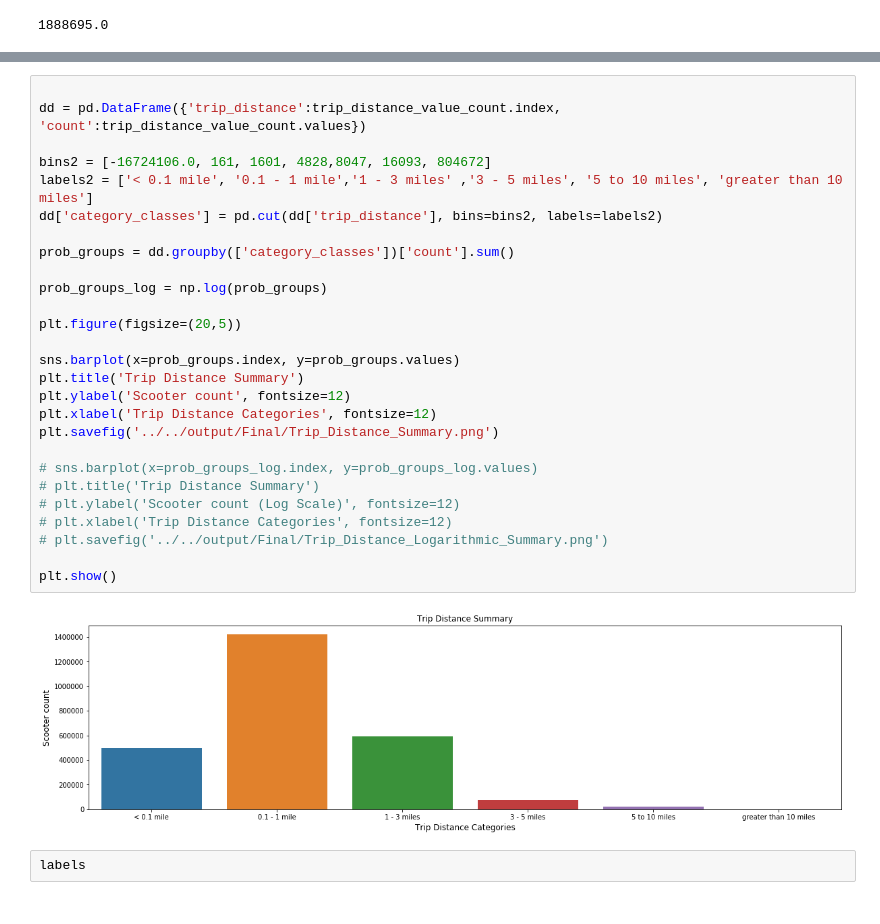
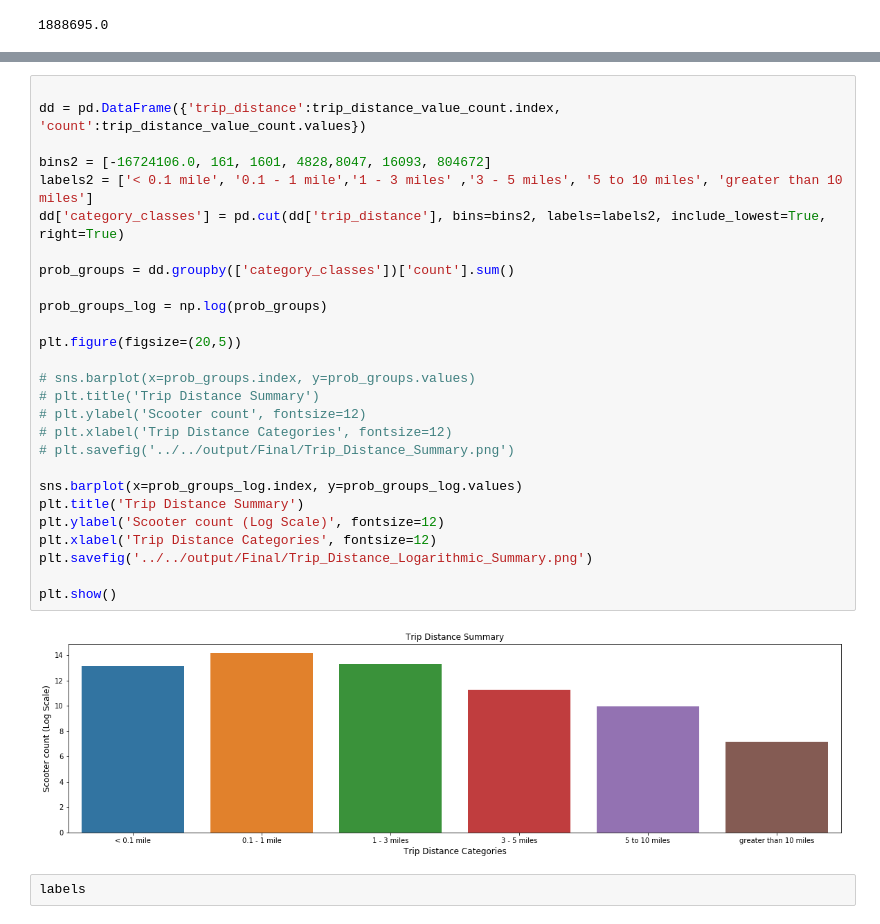
Before and after one commit to sameerabalay/Dockless_Mobility, a Jupyter notebook: src/Whole_Data_Set/Plots.ipynb, the cells around one changed output, grey strips where cells are left out. Cells and saved outputs as stored; diff of their text form.

```diff
--- a/src/Whole_Data_Set/Plots.ipynb
+++ b/src/Whole_Data_Set/Plots.ipynb
@@ -152,32 +152,32 @@ plt.show()
 # %%
 
 dd = pd.DataFrame({'trip_distance':trip_distance_value_count.index, 'count':trip_distance_value_count.values})
 
 bins2 = [-16724106.0, 161, 1601, 4828,8047, 16093, 804672]
 labels2 = ['< 0.1 mile', '0.1 - 1 mile','1 - 3 miles' ,'3 - 5 miles', '5 to 10 miles', 'greater than 10 miles']
-dd['category_classes'] = pd.cut(dd['trip_distance'], bins=bins2, labels=labels2)
+dd['category_classes'] = pd.cut(dd['trip_distance'], bins=bins2, labels=labels2, include_lowest=True, right=True)
 
 prob_groups = dd.groupby(['category_classes'])['count'].sum()
 
 prob_groups_log = np.log(prob_groups)
 
 plt.figure(figsize=(20,5))
 
-sns.barplot(x=prob_groups.index, y=prob_groups.values)
+# sns.barplot(x=prob_groups.index, y=prob_groups.values)
+# plt.title('Trip Distance Summary')
+# plt.ylabel('Scooter count', fontsize=12)
+# plt.xlabel('Trip Distance Categories', fontsize=12)
+# plt.savefig('../../output/Final/Trip_Distance_Summary.png')
+
+sns.barplot(x=prob_groups_log.index, y=prob_groups_log.values)
 plt.title('Trip Distance Summary')
-plt.ylabel('Scooter count', fontsize=12)
+plt.ylabel('Scooter count (Log Scale)', fontsize=12)
 plt.xlabel('Trip Distance Categories', fontsize=12)
-plt.savefig('../../output/Final/Trip_Distance_Summary.png')
-
-# sns.barplot(x=prob_groups_log.index, y=prob_groups_log.values)
-# plt.title('Trip Distance Summary')
-# plt.ylabel('Scooter count (Log Scale)', fontsize=12)
-# plt.xlabel('Trip Distance Categories', fontsize=12)
-# plt.savefig('../../output/Final/Trip_Distance_Logarithmic_Summary.png')
+plt.savefig('../../output/Final/Trip_Distance_Logarithmic_Summary.png')
 
 plt.show()
 # %% [output]
-[figure, old version]
+[figure, new version]
 # %%
 labels
 # %% [output]
```
Also changed, not shown: parts of 2 cells of this notebook.
